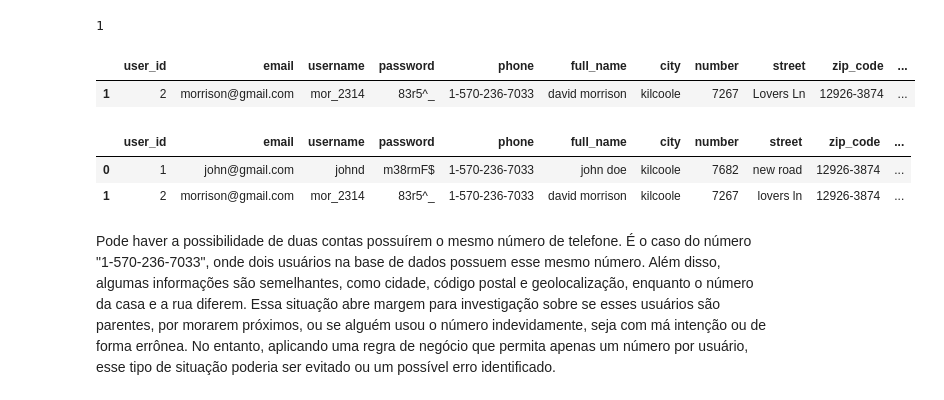
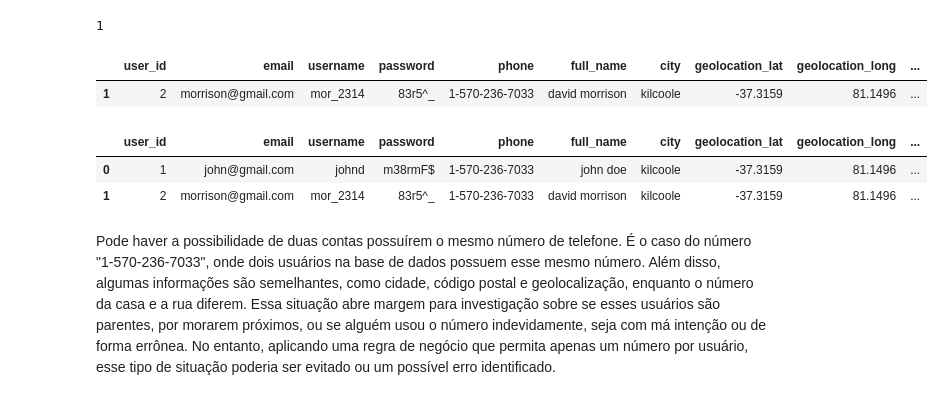
Before and after one commit to candidoj184/case_enjoei, a Jupyter notebook: codigos/silver_codigos/base_silver_users_tratada.ipynb, the cells around one changed output. Drawn from its saved outputs; the diff is of its cells as text; code cells hidden in the pictures.

```diff
--- a/codigos/silver_codigos/base_silver_users_tratada.ipynb
+++ b/codigos/silver_codigos/base_silver_users_tratada.ipynb
@@ -53,2 +60,9 @@ df_address = pd.json_normalize(df_users['address'].tolist(),sep='_')
+# %%
+df_users['city'] = df_users['address'].apply(lambda x: x['city'])
+df_users['geolocation_lat'] = df_users['address'].apply(lambda x: x['geolocation']['lat'])
+df_users['geolocation_long'] = df_users['address'].apply(lambda x: x['geolocation']['long'])
+df_users['number'] = df_users['address'].apply(lambda x: x['number'])
+df_users['street'] = df_users['address'].apply(lambda x: x['street'])
+df_users['zip_code'] = df_users['address'].apply(lambda x: x['zipcode'])
 # %% [markdown]
 ### Conferência do resultado
@@ -71,6 +83,5 @@ Remoção das colunas address e nome + junção dos dataframes
 # %%
-# Remoção da coluna address e name originais
+# Remoção da coluna address e name originais, e coluna __v por não haver uso para a mesma
 df_users = df_users.drop('address', axis=1)
 df_users = df_users.drop('name', axis=1)
-# Juntação dos DataFrames
-df_final = pd.concat([df_users, df_address], axis=1)
+df_users = df_users.drop('__v', axis=1)
@@ -99,0 +106,2 @@ df_final = df_final.drop('__v', axis=1)
+# %%
+df_users.rename(columns={'id': 'user_id'}, inplace=True)
@@ -149,17 +173,17 @@ df_final['phone'].duplicated().sum()
 1
 # %%
 # Verificação duplicatas com base em uma ou mais colunas
-df_final[df_final.duplicated(['phone'])]
+df_users[df_users['phone'].duplicated()]
 # %% [output]
-|  | user_id | email | username | password | phone | full_name | city | number | street | zip_code | ... |
-| 1 | 2 | morrison@gmail.com | mor_2314 | 83r5^_ | 1-570-236-7033 | david morrison | kilcoole | 7267 | Lovers Ln | 12926-3874 | ... |
+|  | user_id | email | username | password | phone | full_name | city | geolocation_lat | geolocation_long | ... |
+| 1 | 2 | morrison@gmail.com | mor_2314 | 83r5^_ | 1-570-236-7033 | david morrison | kilcoole | -37.3159 | 81.1496 | ... |
 # %%
 # Verificação duplicatas com base um valor
-df_final[df_final['phone'] == '1-570-236-7033']
+df_users[df_users['phone'] == '1-570-236-7033']
 # %% [output]
-|  | user_id | email | username | password | phone | full_name | city | number | street | zip_code | ... |
-| 0 | 1 | john@gmail.com | johnd | m38rmF$ | 1-570-236-7033 | john doe | kilcoole | 7682 | new road | 12926-3874 | ... |
-| 1 | 2 | morrison@gmail.com | mor_2314 | 83r5^_ | 1-570-236-7033 | david morrison | kilcoole | 7267 | lovers ln | 12926-3874 | ... |
+|  | user_id | email | username | password | phone | full_name | city | geolocation_lat | geolocation_long | ... |
+| 0 | 1 | john@gmail.com | johnd | m38rmF$ | 1-570-236-7033 | john doe | kilcoole | -37.3159 | 81.1496 | ... |
+| 1 | 2 | morrison@gmail.com | mor_2314 | 83r5^_ | 1-570-236-7033 | david morrison | kilcoole | -37.3159 | 81.1496 | ... |
 # %% [markdown]
 Pode haver a possibilidade de duas contas possuírem o mesmo número de telefone. É o caso do número "1-570-236-7033", onde dois usuários na base de dados possuem esse mesmo número. Além disso, algumas informações são semelhantes, como cidade, código postal e geolocalização, enquanto o número da casa e a rua diferem. Essa situação abre margem para investigação sobre se esses usuários são parentes, por morarem próximos, ou se alguém usou o número indevidamente, seja com má intenção ou de forma errônea. No entanto, aplicando uma regra de negócio que permita apenas um número por usuário, esse tipo de situação poderia ser evitado ou um possível erro identificado.
 # %% [markdown]
```
Also changed, not shown: parts of 30 cells of this notebook, 7 other files.
